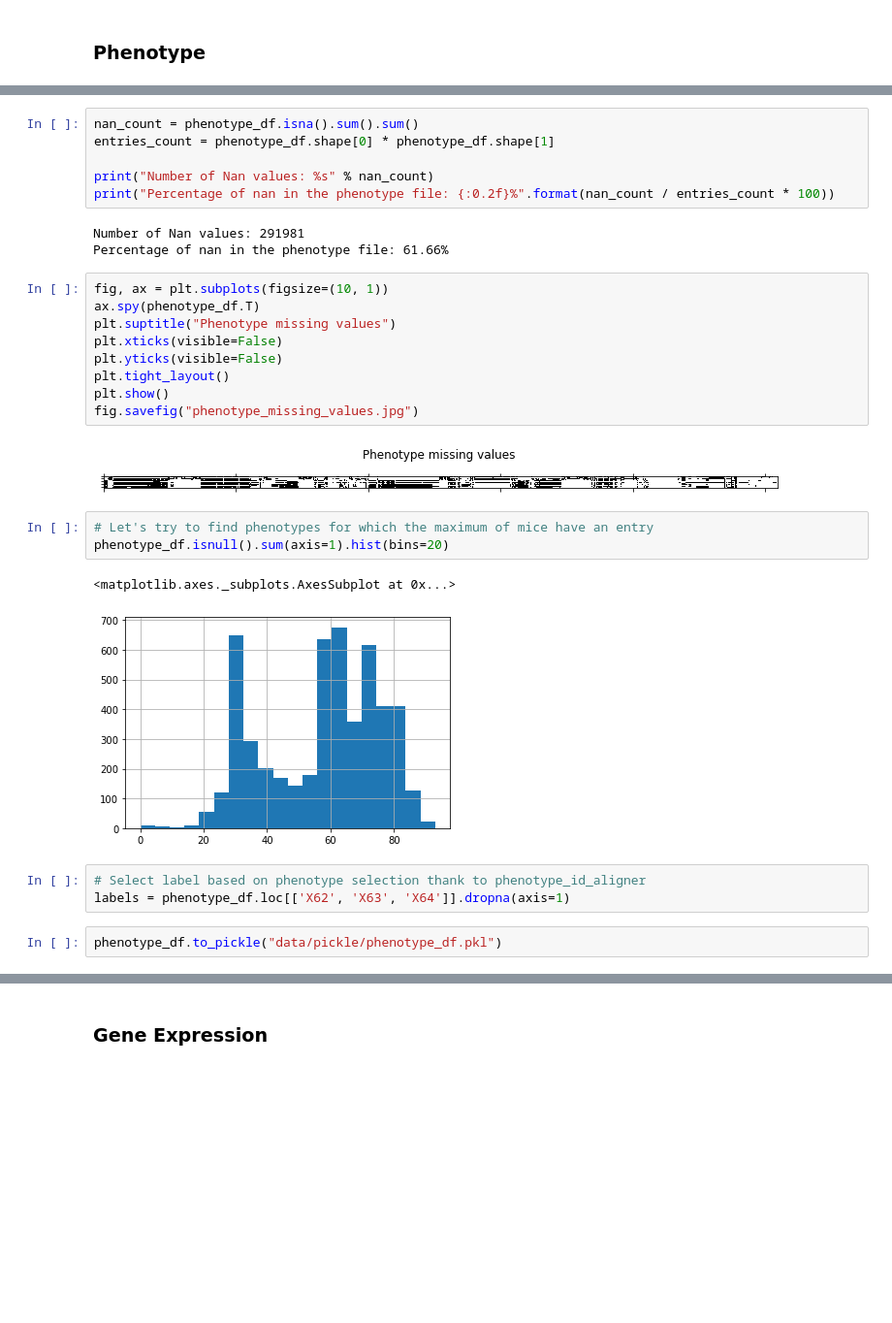
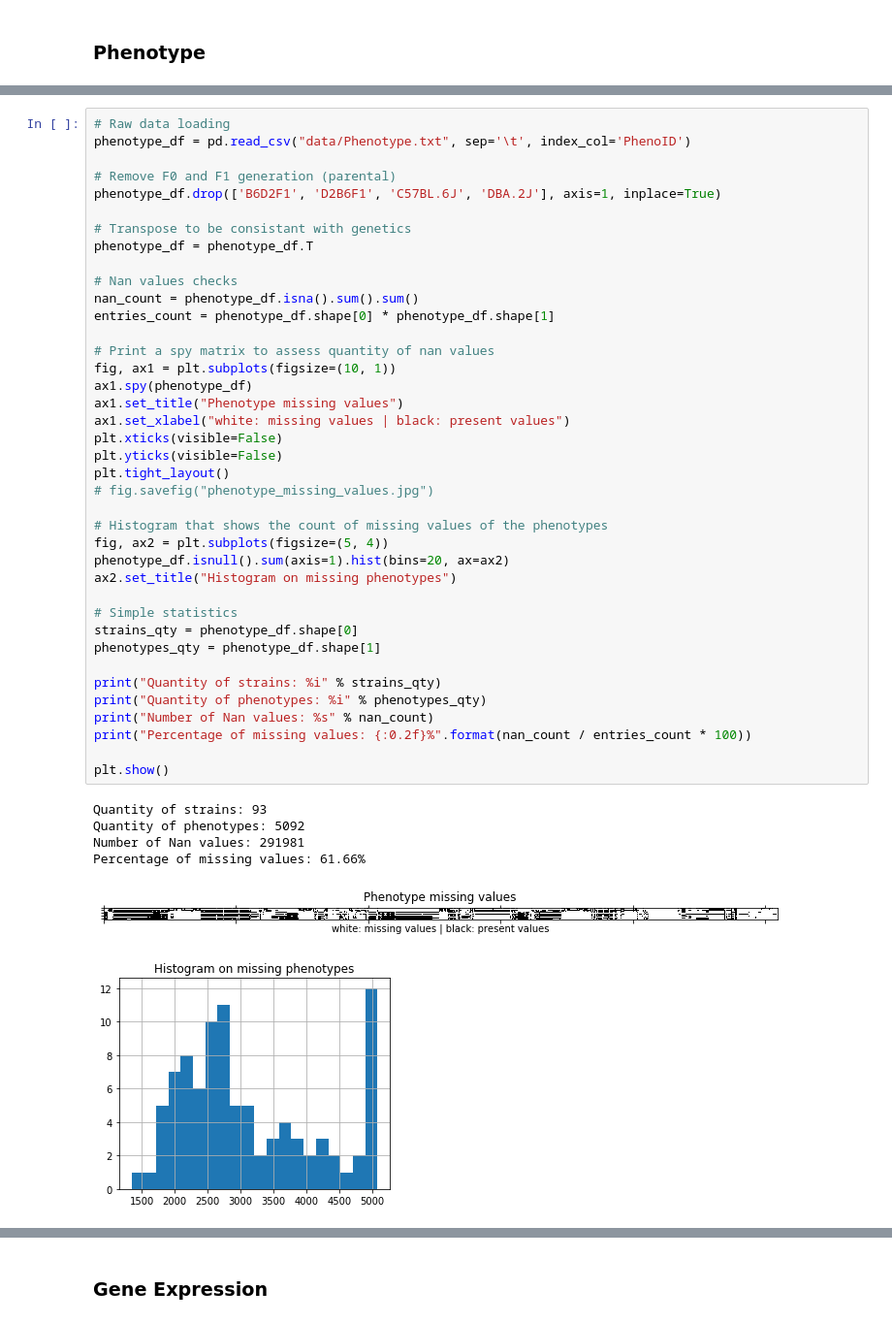
Before and after one commit to raphaelreiss/Network_tour_of_mice_genetics, a Jupyter notebook: Graph_Analysis_Mice_Genetics.ipynb, the cells around one changed output, grey strips where cells are left out. Shown at 97% size. Saved outputs shown, nothing was run; the diff lists cells and outputs as text; blank space fills up the shorter version.

Commit message:
Clean acquisition(loading and sanity check) part

```diff
--- a/Graph_Analysis_Mice_Genetics.ipynb
+++ b/Graph_Analysis_Mice_Genetics.ipynb
@@ -58,31 +65,46 @@ phenotype_df.drop(['B6D2F1', 'D2B6F1', 'C57BL.6J', 'DBA.2J'], axis=1, inplace=Tr
-# %%
-nan_count = phenotype_df.isna().sum().sum()
-entries_count = phenotype_df.shape[0] * phenotype_df.shape[1]
-
-print("Number of Nan values: %s" % nan_count)
-print("Percentage of nan in the phenotype file: {:0.2f}%".format(nan_count / entries_count * 100))
-# %% [output]
-Number of Nan values: 291981
-Percentage of nan in the phenotype file: 61.66%
-# %%
-fig, ax = plt.subplots(figsize=(10, 1))
-ax.spy(phenotype_df.T)
-plt.suptitle("Phenotype missing values")
-plt.xticks(visible=False)
-plt.yticks(visible=False)
-plt.tight_layout()
-plt.show()
-fig.savefig("phenotype_missing_values.jpg")
-# %% [output]
-[figure, removed]
-# %%
-# Let's try to find phenotypes for which the maximum of mice have an entry
-phenotype_df.isnull().sum(axis=1).hist(bins=20)
-# %% [output]
-<matplotlib.axes._subplots.AxesSubplot at 0x...>
-[figure, removed]
-# %%
-# Select label based on phenotype selection thank to phenotype_id_aligner
-labels = phenotype_df.loc[['X62', 'X63', 'X64']].dropna(axis=1)
-# %%
-phenotype_df.to_pickle("data/pickle/phenotype_df.pkl")
+# %%
+# Raw data loading
+phenotype_df = pd.read_csv("data/Phenotype.txt", sep='\t', index_col='PhenoID')
+
+# Remove F0 and F1 generation (parental)
+phenotype_df.drop(['B6D2F1', 'D2B6F1', 'C57BL.6J', 'DBA.2J'], axis=1, inplace=True)
+
+# Transpose to be consistant with genetics
+phenotype_df = phenotype_df.T
+
+# Nan values checks
+nan_count = phenotype_df.isna().sum().sum()
+entries_count = phenotype_df.shape[0] * phenotype_df.shape[1]
+
+# Print a spy matrix to assess quantity of nan values
+fig, ax1 = plt.subplots(figsize=(10, 1))
+ax1.spy(phenotype_df)
+ax1.set_title("Phenotype missing values")
+ax1.set_xlabel("white: missing values | black: present values")
+plt.xticks(visible=False)
+plt.yticks(visible=False)
+plt.tight_layout()
+# fig.savefig("phenotype_missing_values.jpg")
+
+# Histogram that shows the count of missing values of the phenotypes
+fig, ax2 = plt.subplots(figsize=(5, 4))
+phenotype_df.isnull().sum(axis=1).hist(bins=20, ax=ax2)
+ax2.set_title("Histogram on missing phenotypes")
+
+# Simple statistics
+strains_qty = phenotype_df.shape[0]
+phenotypes_qty = phenotype_df.shape[1]
+
+print("Quantity of strains: %i" % strains_qty)
+print("Quantity of phenotypes: %i" % phenotypes_qty)
+print("Number of Nan values: %s" % nan_count)
+print("Percentage of missing values: {:0.2f}%".format(nan_count / entries_count * 100))
+
+plt.show()
+# %% [output]
+Quantity of strains: 93
+Quantity of phenotypes: 5092
+Number of Nan values: 291981
+Percentage of missing values: 61.66%
+[figure, added]
+[figure, added]
```
Also changed, not shown: parts of 35 cells of this notebook.
